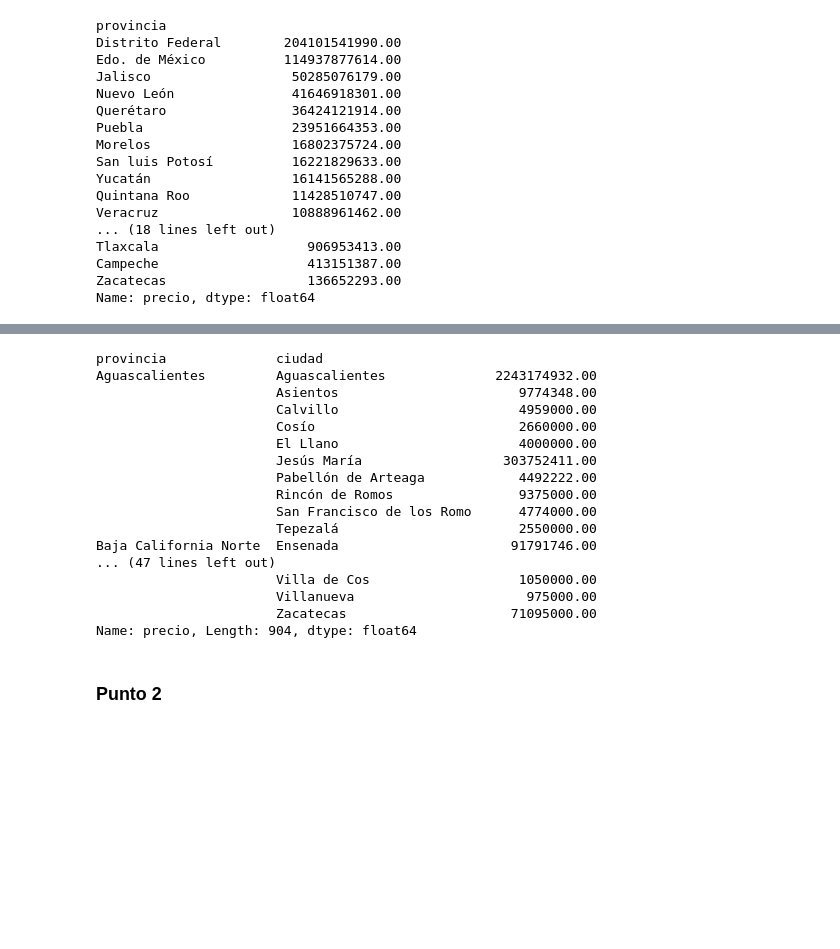
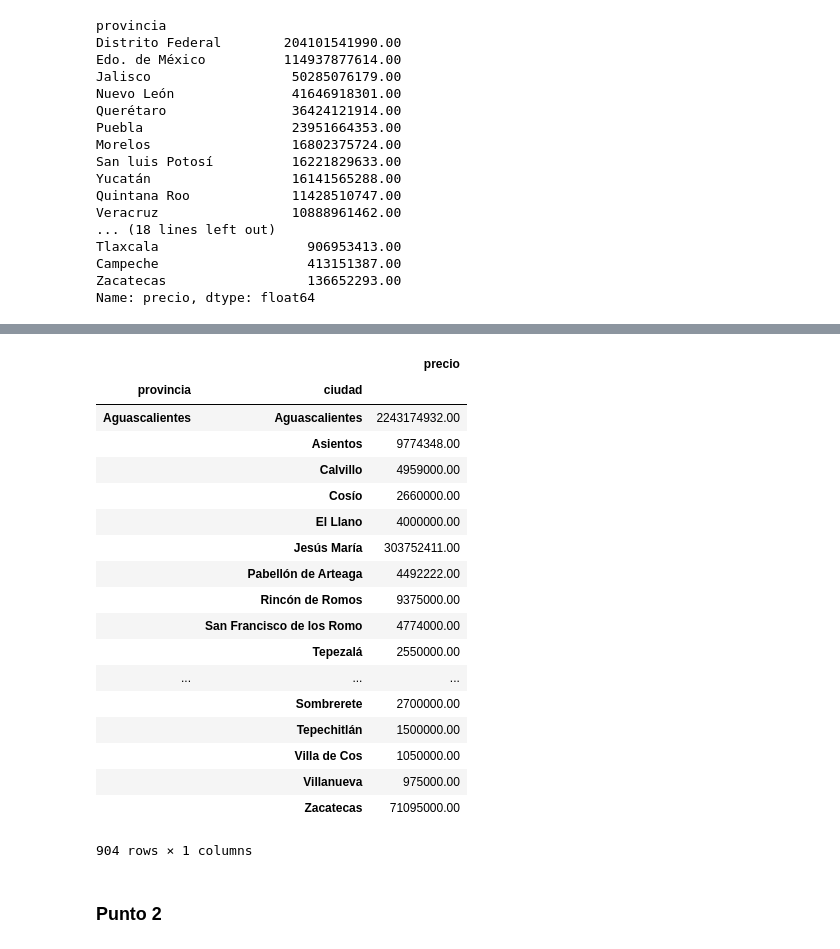
Before and after one commit to nbuzzano/7506-zonaprop, a Jupyter notebook: zonaprop-data-analysis.ipynb, the cells around one changed output, grey strips where cells are left out. Cells and saved outputs as stored; diff of their text form; code cells hidden in the pictures; blank space fills up the shorter version.

```diff
--- a/zonaprop-data-analysis.ipynb
+++ b/zonaprop-data-analysis.ipynb
@@ -131,24 +115,31 @@ Name: precio, Length: 875, dtype: float64
 # %%
-df1.groupby(['provincia', 'ciudad']).precio.sum()
-#dentro de cada grupacion por provincia y ciudad no se como ordenar de mayor a menor por precio
+#agrupo por provincia y ciudad, hago sumatoria de los precios y ordeno de mayor a menor
+df1 = df.copy()
+df1 = pd.DataFrame(df1.groupby(['provincia', 'ciudad']).precio.sum())
+
+#
+# dentro de cada grupacion por provincia y ciudad no se como ordenar de mayor a menor por precio
+# >> df1.groupby(['provincia', 'ciudad']).apply(lambda _df: _df.sort_values(by='precio'))
 # %% [output]
+|  |  | precio |
+| provincia | ciudad |  |
+| Aguascalientes | Aguascalientes | 2243174932.00 |
+|  | Asientos | 9774348.00 |
+|  | Calvillo | 4959000.00 |
+|  | Cosío | 2660000.00 |
+|  | El Llano | 4000000.00 |
+|  | Jesús María | 303752411.00 |
+|  | Pabellón de Arteaga | 4492222.00 |
+|  | Rincón de Romos | 9375000.00 |
+|  | San Francisco de los Romo | 4774000.00 |
+|  | Tepezalá | 2550000.00 |
+| ... | ... | ... |
+|  | Sombrerete | 2700000.00 |
+|  | Tepechitlán | 1500000.00 |
+|  | Villa de Cos | 1050000.00 |
+|  | Villanueva | 975000.00 |
+|  | Zacatecas | 71095000.00 |
-provincia              ciudad
-Aguascalientes         Aguascalientes              2243174932.00
-                       Asientos                       9774348.00
-                       Calvillo                       4959000.00
-                       Cosío                          2660000.00
-                       El Llano                       4000000.00
-                       Jesús María                  303752411.00
-                       Pabellón de Arteaga            4492222.00
-                       Rincón de Romos                9375000.00
-                       San Francisco de los Romo      4774000.00
-                       Tepezalá                       2550000.00
-Baja California Norte  Ensenada                      91791746.00
-... (47 lines left out)
-                       Villa de Cos                   1050000.00
-                       Villanueva                      975000.00
-                       Zacatecas                     71095000.00
-Name: precio, Length: 904, dtype: float64
+904 rows × 1 columns
 # %% [markdown]
 ### Punto 2
 # %%
```
Also changed, not shown: parts of 24 cells of this notebook.
